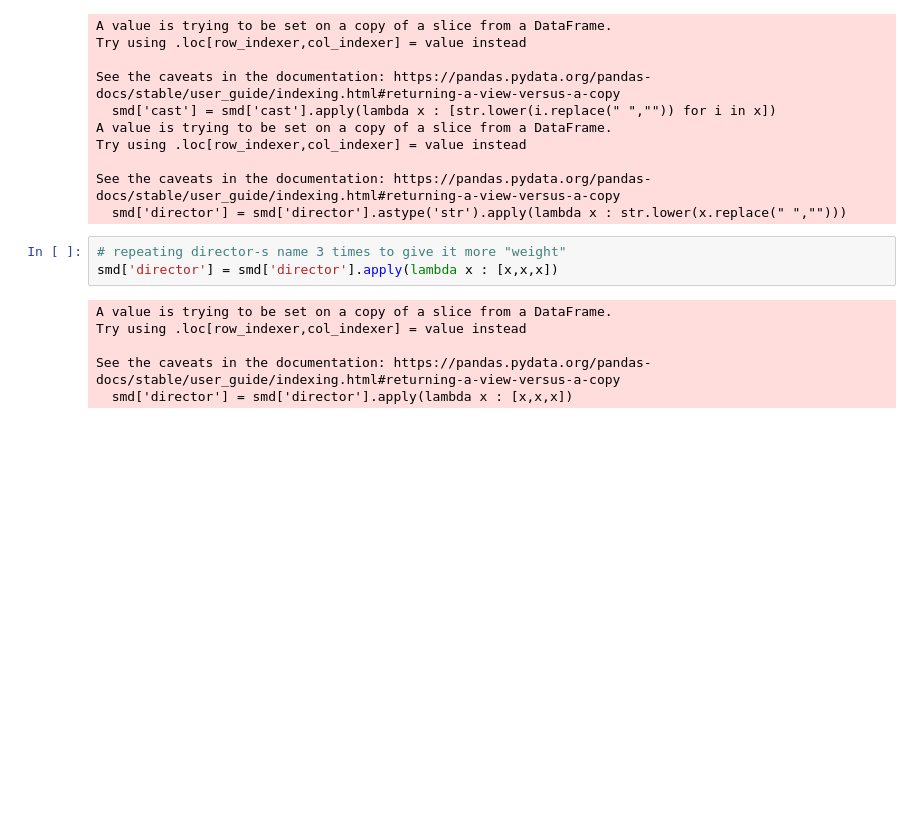
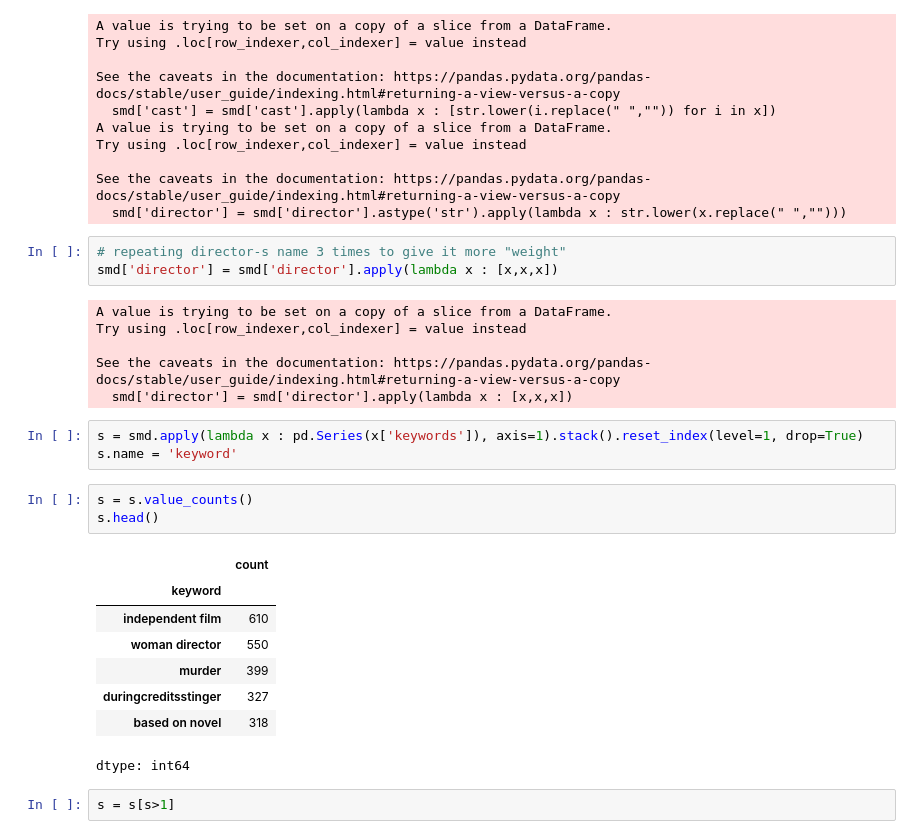
Before and after one commit to mcucii/ML-Kaggle-projects, a Jupyter notebook: Movie Recommender Systems/Movie_Recommender_Systems.ipynb, the cells around one changed output. Drawn from its saved outputs; the diff is of its cells as text; blank space fills up the shorter version.

```diff
--- a/Movie Recommender Systems/Movie_Recommender_Systems.ipynb
+++ b/Movie Recommender Systems/Movie_Recommender_Systems.ipynb
@@ -487,3 +489,20 @@ Try using .loc[row_indexer,col_indexer] = value instead
 
 See the caveats in the documentation: https://pandas.pydata.org/pandas-docs/stable/user_guide/indexing.html#returning-a-view-versus-a-copy
   smd['director'] = smd['director'].apply(lambda x : [x,x,x])
+# %%
+s = smd.apply(lambda x : pd.Series(x['keywords']), axis=1).stack().reset_index(level=1, drop=True)
+s.name = 'keyword'
+# %%
+s = s.value_counts()
+s.head()
+# %% [output]
+|  | count |
+| keyword |  |
+| independent film | 610 |
+| woman director | 550 |
+| murder | 399 |
+| duringcreditsstinger | 327 |
+| based on novel | 318 |
+dtype: int64
+# %%
+s = s[s>1]
```
Also changed, not shown: parts of 9 cells of this notebook.
